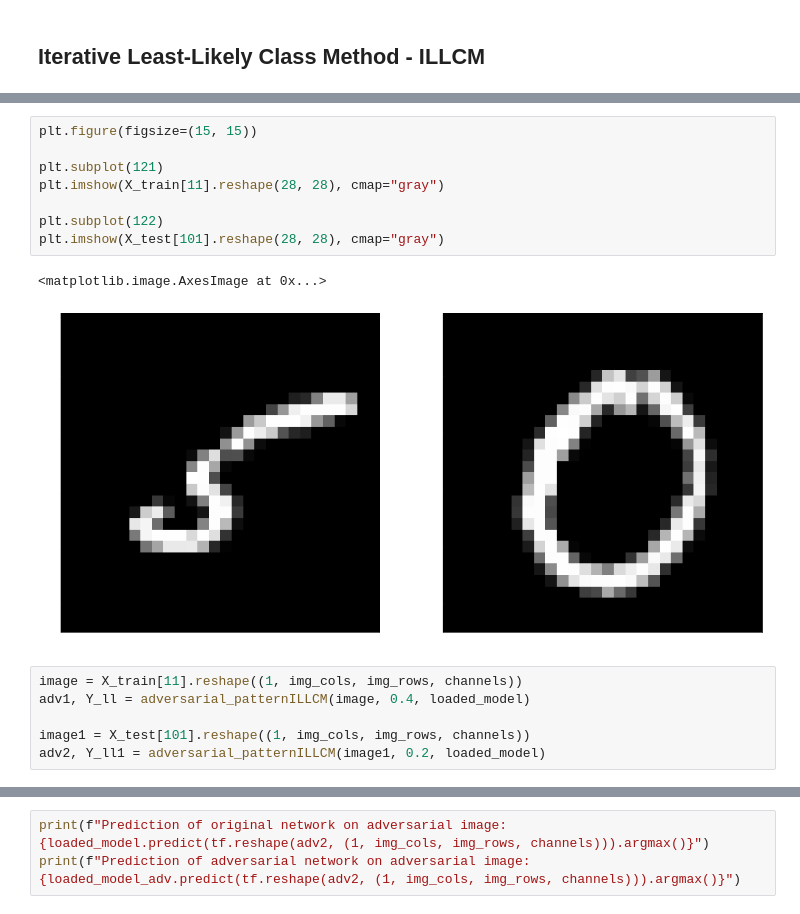
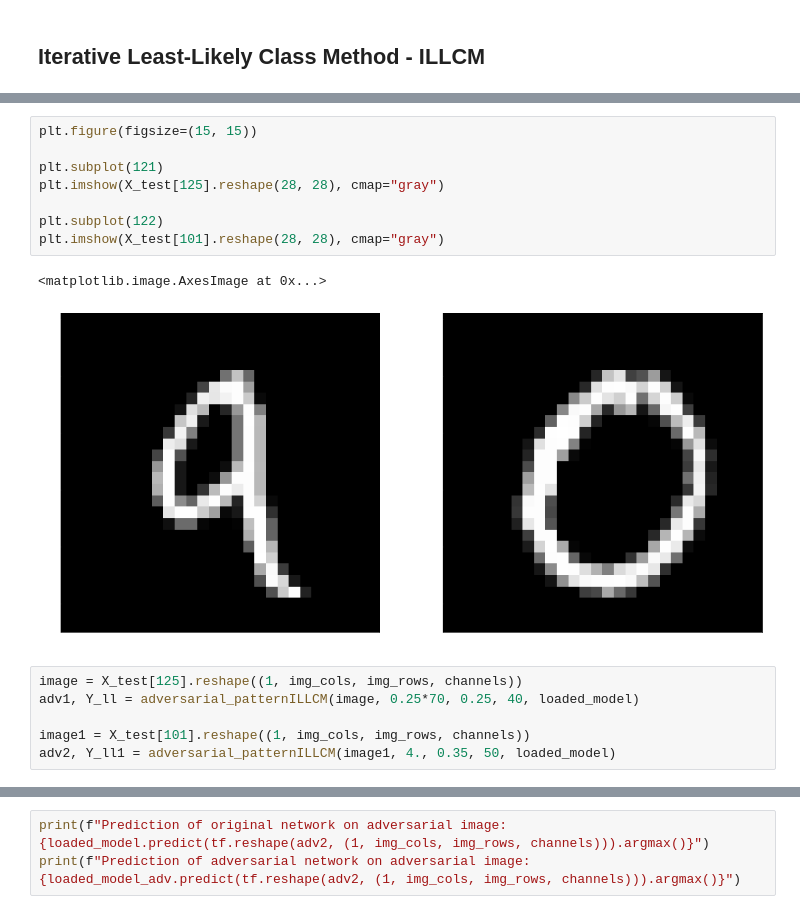
Before and after one commit to Dimanssional/Adversial-Attacks-Methods, a Jupyter notebook: Adversarial_Algorithms/adversial_implementation.ipynb, the cells around one changed output, grey strips where cells are left out. Saved outputs shown, nothing was run; the diff lists cells and outputs as text.

Commit message:
change BIM and ILLCM

```diff
--- a/Adversarial_Algorithms/adversial_implementation.ipynb
+++ b/Adversarial_Algorithms/adversial_implementation.ipynb
@@ -207,20 +234,20 @@ def adversarial_patternILLCM(input_image, eps, model):
 # %%
 plt.figure(figsize=(15, 15))
 
 plt.subplot(121)
-plt.imshow(X_train[11].reshape(28, 28), cmap="gray")
+plt.imshow(X_test[125].reshape(28, 28), cmap="gray")
 
 plt.subplot(122)
 plt.imshow(X_test[101].reshape(28, 28), cmap="gray")
 # %% [output]
 <matplotlib.image.AxesImage at 0x...>
-[figure, old version]
+[figure, new version]
 # %%
-image = X_train[11].reshape((1, img_cols, img_rows, channels))
-adv1, Y_ll = adversarial_patternILLCM(image, 0.4, loaded_model)
+image = X_test[125].reshape((1, img_cols, img_rows, channels))
+adv1, Y_ll = adversarial_patternILLCM(image, 0.25*70, 0.25, 40, loaded_model)
 
 image1 = X_test[101].reshape((1, img_cols, img_rows, channels))
-adv2, Y_ll1 = adversarial_patternILLCM(image1, 0.2, loaded_model)
+adv2, Y_ll1 = adversarial_patternILLCM(image1, 4., 0.35, 50, loaded_model)
 # %%
 plt.figure(figsize=(15, 15))
 
```
Also changed, not shown: parts of 24 cells of this notebook.
